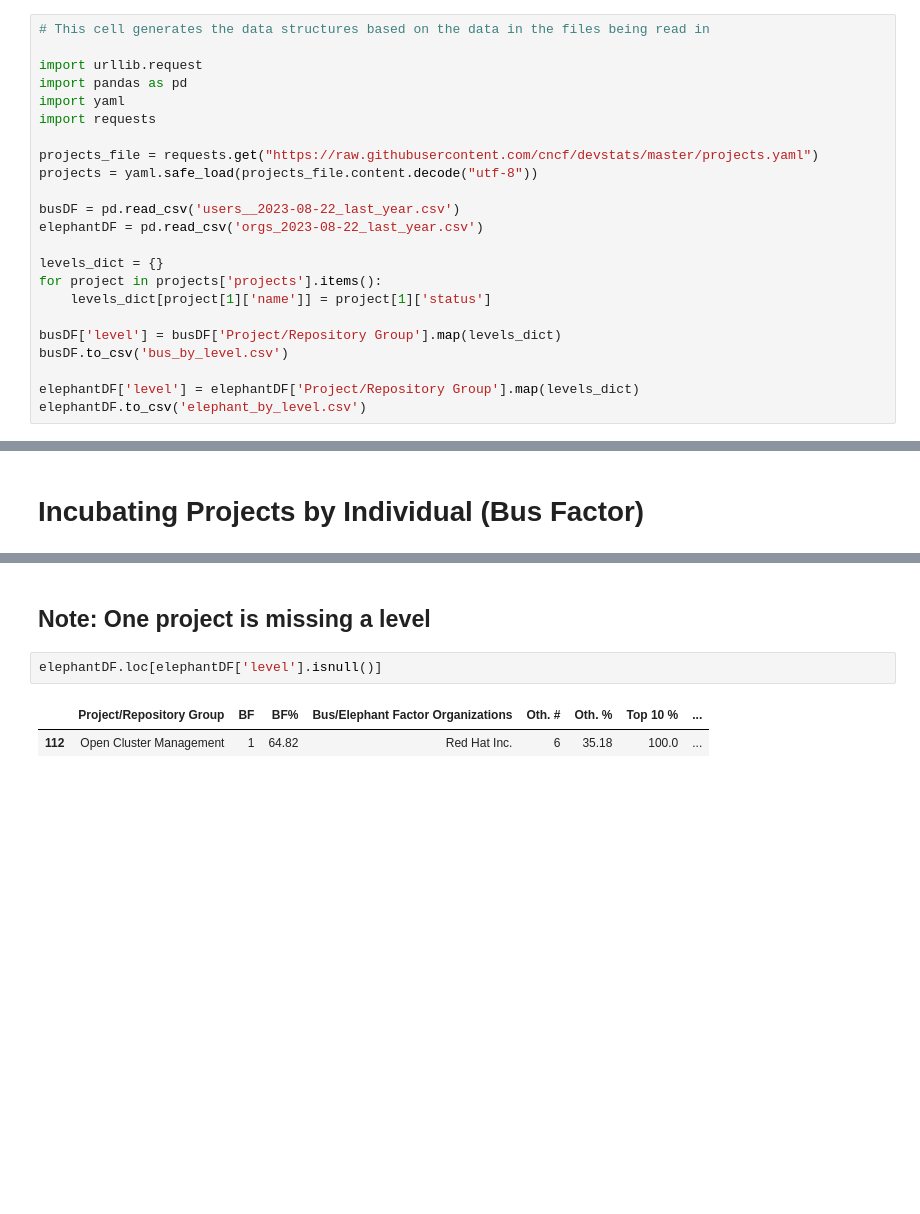
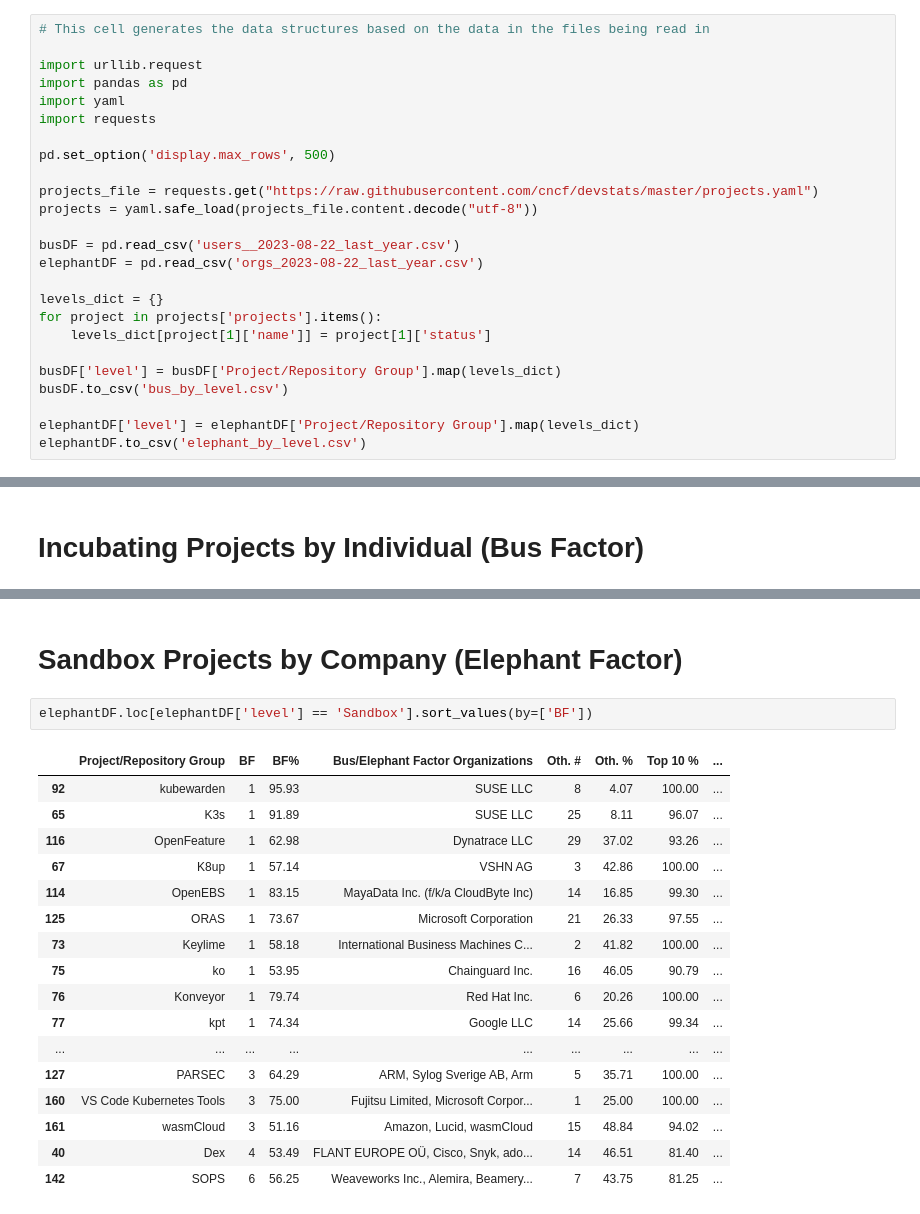
Before and after one commit to geekygirldawn/k8s_data, a Jupyter notebook: datasets/bus-elephant_cncf/Bus_Elephant_Factor_CNCF.ipynb, the cells around one changed output, grey strips where cells are left out. Saved outputs shown, nothing was run; the diff lists cells and outputs as text; blank space fills up the shorter version.

```diff
--- a/datasets/bus-elephant_cncf/Bus_Elephant_Factor_CNCF.ipynb
+++ b/datasets/bus-elephant_cncf/Bus_Elephant_Factor_CNCF.ipynb
@@ -18,6 +18,8 @@ import urllib.request
 import pandas as pd
 import yaml
 import requests
+
+pd.set_option('display.max_rows', 500)
 
 projects_file = requests.get("https://raw.githubusercontent.com/cncf/devstats/master/projects.yaml")
 projects = yaml.safe_load(projects_file.content.decode("utf-8"))
@@ -122,10 +124,25 @@ busDF.loc[busDF['level'] == 'Incubating'].sort_values(by=['BF'])
 | 17 | Cilium | 19 | 50.93 | julianwiedmann, sayboras, tklause... | 437 | 49.07 | 35.11 | julianwiedmann, sayboras, tklause... | ... |
 | 7 | Backstage | 32 | 50.06 | Rugvip, freben, benjdlambert, awa... | 625 | 49.94 | 33.89 | Rugvip, freben, benjdlambert, awa... | ... |
 | 123 | OpenTelemetry | 39 | 50.02 | bogdandrutu, codeboten, dmitryax,... | 1664 | 49.98 | 25.63 | bogdandrutu, codeboten, dmitryax,... | ... |
-# %% [markdown]
-## Note: One project is missing a level
-# %%
-elephantDF.loc[elephantDF['level'].isnull()]
-# %% [output]
-|  | Project/Repository Group | BF | BF% | Bus/Elephant Factor Organizations | Oth. # | Oth. % | Top 10 % | ... |
-| 112 | Open Cluster Management | 1 | 64.82 | Red Hat Inc. | 6 | 35.18 | 100.0 | ... |
+# %% [markdown]
+# Sandbox Projects by Company (Elephant Factor)
+# %%
+elephantDF.loc[elephantDF['level'] == 'Sandbox'].sort_values(by=['BF'])
+# %% [output]
+|  | Project/Repository Group | BF | BF% | Bus/Elephant Factor Organizations | Oth. # | Oth. % | Top 10 % | ... |
+| 92 | kubewarden | 1 | 95.93 | SUSE LLC | 8 | 4.07 | 100.00 | ... |
+| 65 | K3s | 1 | 91.89 | SUSE LLC | 25 | 8.11 | 96.07 | ... |
+| 116 | OpenFeature | 1 | 62.98 | Dynatrace LLC | 29 | 37.02 | 93.26 | ... |
+| 67 | K8up | 1 | 57.14 | VSHN AG | 3 | 42.86 | 100.00 | ... |
+| 114 | OpenEBS | 1 | 83.15 | MayaData Inc. (f/k/a CloudByte Inc) | 14 | 16.85 | 99.30 | ... |
+| 125 | ORAS | 1 | 73.67 | Microsoft Corporation | 21 | 26.33 | 97.55 | ... |
+| 73 | Keylime | 1 | 58.18 | International Business Machines C... | 2 | 41.82 | 100.00 | ... |
+| 75 | ko | 1 | 53.95 | Chainguard Inc. | 16 | 46.05 | 90.79 | ... |
+| 76 | Konveyor | 1 | 79.74 | Red Hat Inc. | 6 | 20.26 | 100.00 | ... |
+| 77 | kpt | 1 | 74.34 | Google LLC | 14 | 25.66 | 99.34 | ... |
+| ... | ... | ... | ... | ... | ... | ... | ... | ... |
+| 127 | PARSEC | 3 | 64.29 | ARM, Sylog Sverige AB, Arm | 5 | 35.71 | 100.00 | ... |
+| 160 | VS Code Kubernetes Tools | 3 | 75.00 | Fujitsu Limited, Microsoft Corpor... | 1 | 25.00 | 100.00 | ... |
+| 161 | wasmCloud | 3 | 51.16 | Amazon, Lucid, wasmCloud | 15 | 48.84 | 94.02 | ... |
+| 40 | Dex | 4 | 53.49 | FLANT EUROPE OÜ, Cisco, Snyk, ado... | 14 | 46.51 | 81.40 | ... |
+| 142 | SOPS | 6 | 56.25 | Weaveworks Inc., Alemira, Beamery... | 7 | 43.75 | 81.25 | ... |
```
Also changed, not shown: parts of 3 cells of this notebook, 2 other files.
